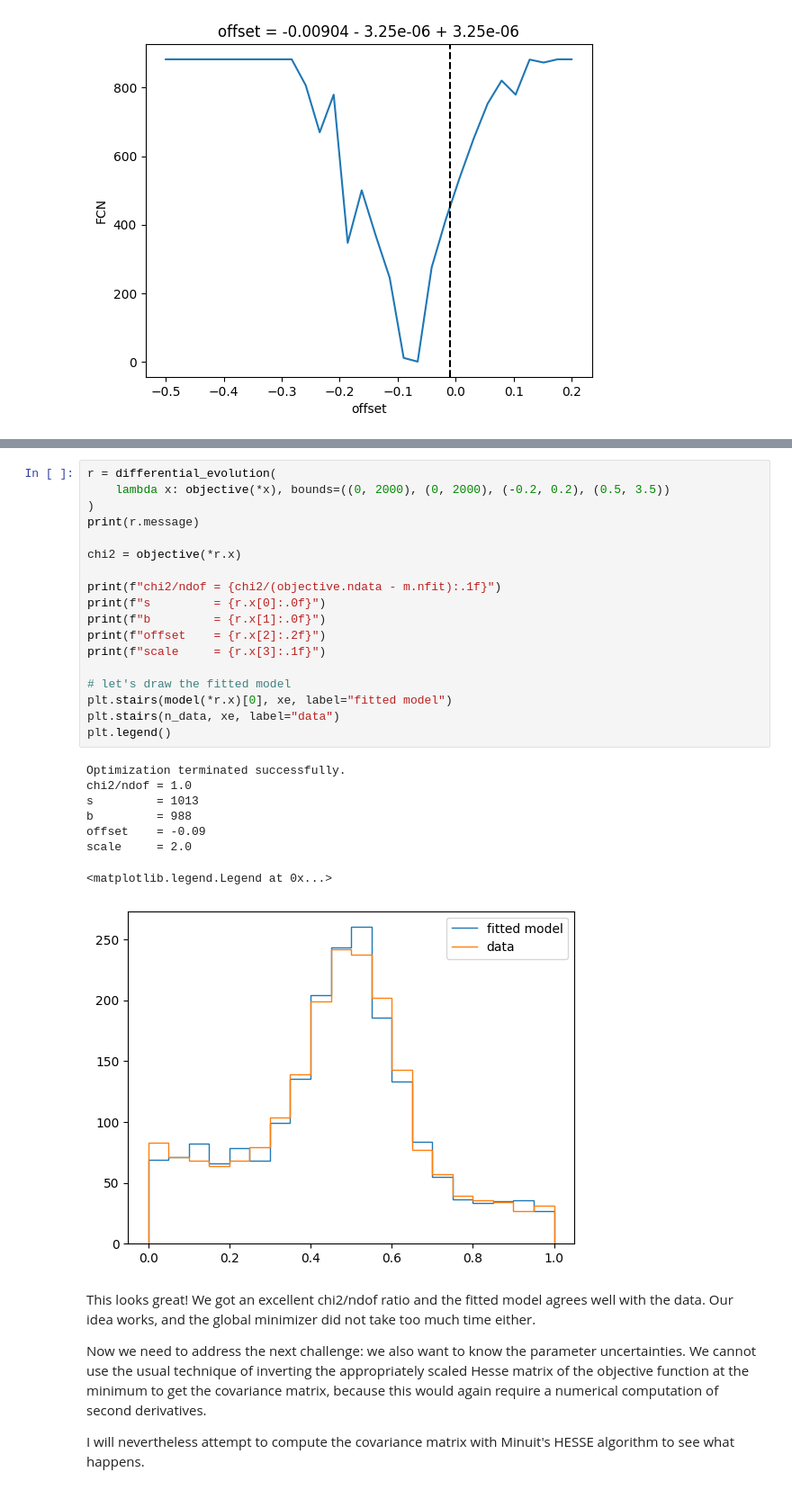
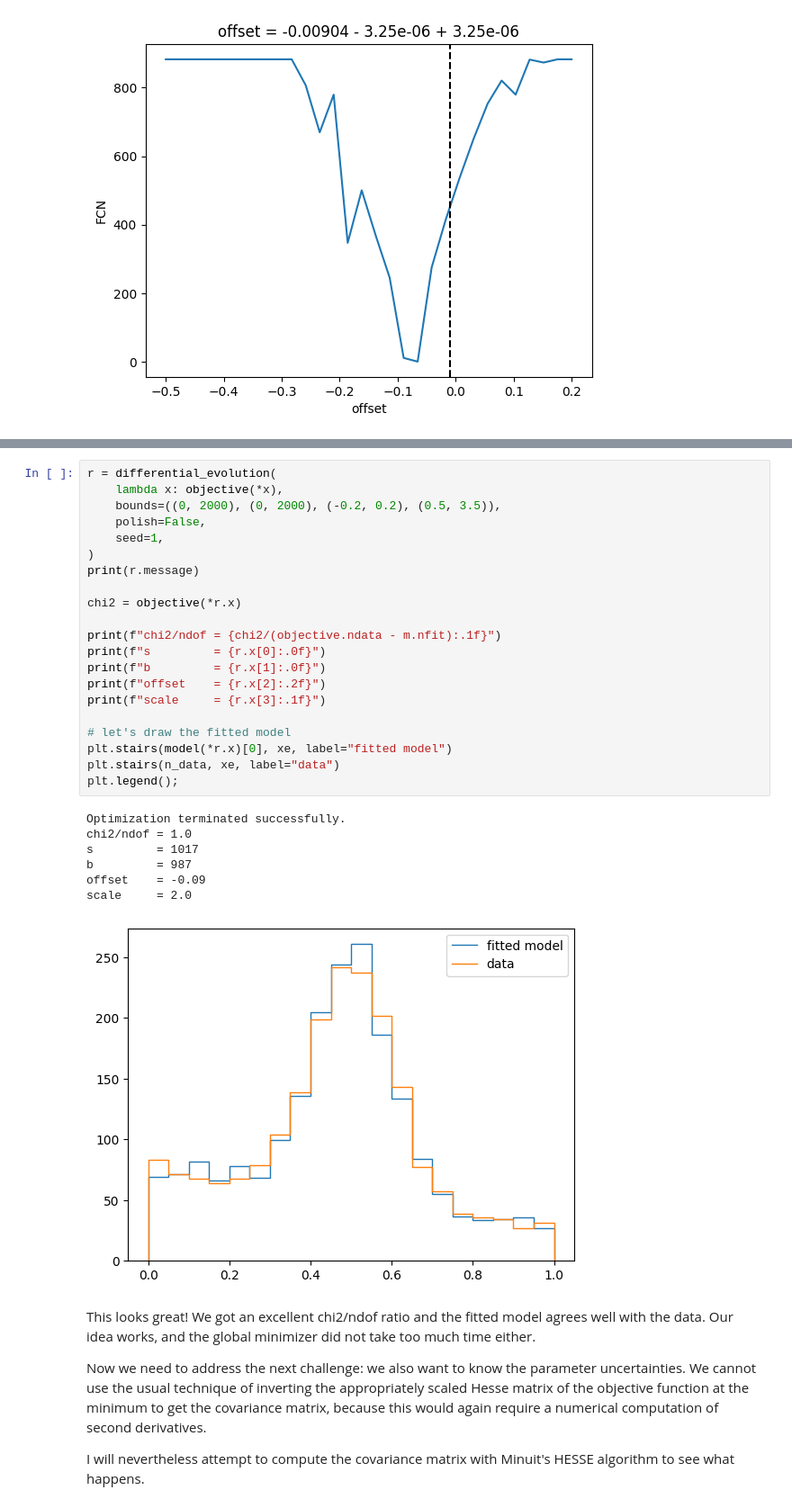
Before and after one commit to HDembinski/HDembinski.github.io, a Jupyter notebook: template_with_distortion.ipynb, the cells around one changed output, grey strips where cells are left out. Shown at 90% size. Drawn from its saved outputs; the diff is of its cells as text.

```diff
--- a/template_with_distortion.ipynb
+++ b/template_with_distortion.ipynb
@@ -119,31 +119,33 @@ Two solutions come to mind, both have caveats.
 This is the brute-force solution. If we cannot use a local minimizer which uses gradients, we should use a global derivative-free minimizer. Global derivative-free minimizers require many more function calls than the standard minimizers, and this number moreover scales quadratically with the number of fitted parameters. Fortunately, our objective function is relative fast to compute, and we do not have many fitted parameters, so global minimization is feasible. In the following, I apply the `differential_evolution` algorithm from `scipy` to this problem.
 # %%
 r = differential_evolution(
-    lambda x: objective(*x), bounds=((0, 2000), (0, 2000), (-0.2, 0.2), (0.5, 3.5))
+    lambda x: objective(*x),
+    bounds=((0, 2000), (0, 2000), (-0.2, 0.2), (0.5, 3.5)),
+    polish=False,
+    seed=1,
 )
 print(r.message)
 
 chi2 = objective(*r.x)
 
 print(f"chi2/ndof = {chi2/(objective.ndata - m.nfit):.1f}")
 print(f"s         = {r.x[0]:.0f}")
 print(f"b         = {r.x[1]:.0f}")
 print(f"offset    = {r.x[2]:.2f}")
 print(f"scale     = {r.x[3]:.1f}")
 
 # let's draw the fitted model
 plt.stairs(model(*r.x)[0], xe, label="fitted model")
 plt.stairs(n_data, xe, label="data")
-plt.legend()
+plt.legend();
 # %% [output]
 Optimization terminated successfully.
 chi2/ndof = 1.0
-s         = 1013
-b         = 988
+s         = 1017
+b         = 987
 offset    = -0.09
 scale     = 2.0
-<matplotlib.legend.Legend at 0x...>
-[figure, old version]
+[figure, new version]
 # %% [markdown]
 This looks great! We got an excellent chi2/ndof ratio and the fitted model agrees well with the data. Our idea works, and the global minimizer did not take too much time either.
 
```
Also changed, not shown: parts of 4 cells of this notebook.
